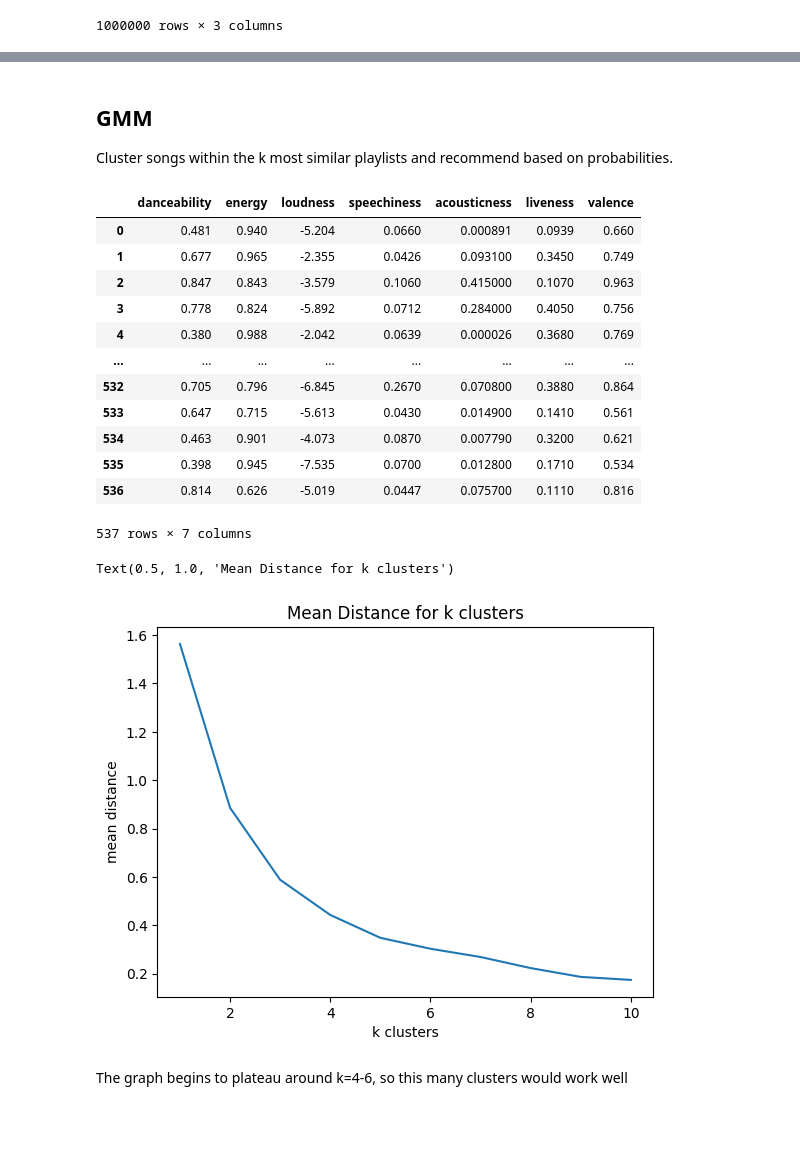
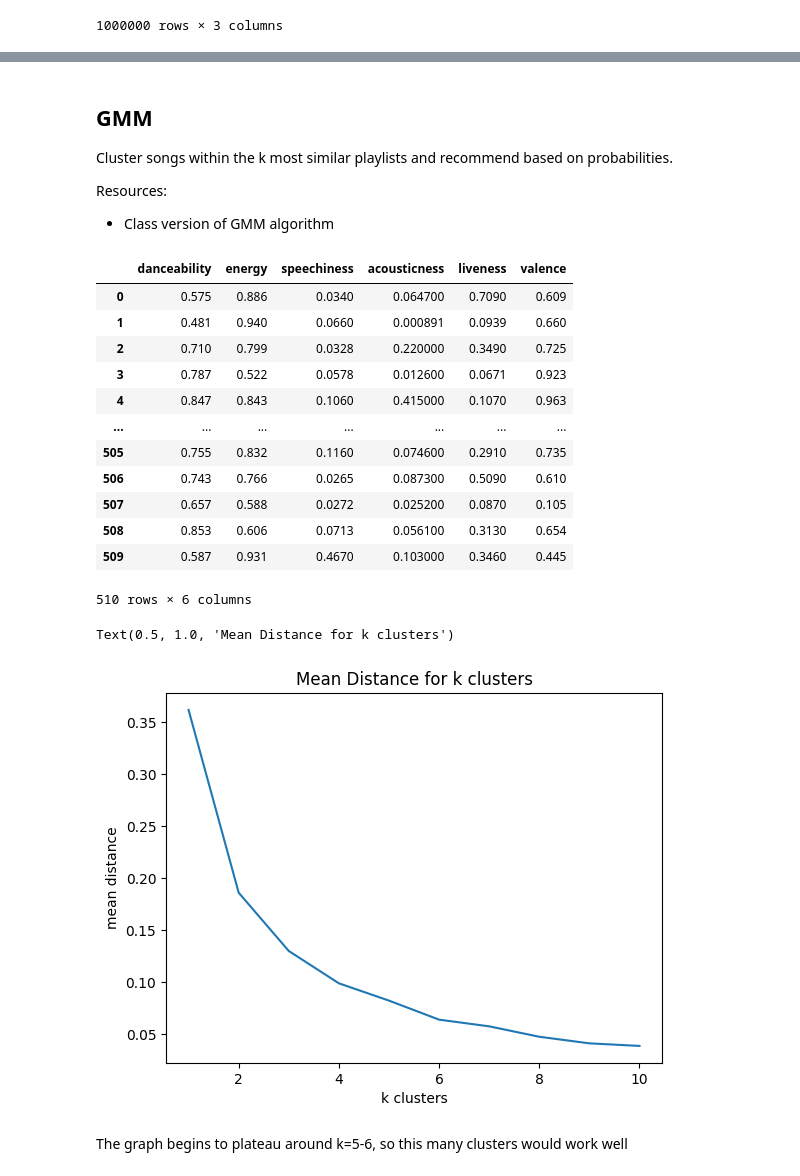
Before and after one commit to ksuoo/CSCI4022_Project, a Jupyter notebook: CSCI4022_Project_Final.ipynb, the cells around one changed output, grey strips where cells are left out. Cells and saved outputs as stored; diff of their text form; code cells hidden in the pictures; blank space fills up the shorter version.

```diff
--- a/CSCI4022_Project_Final.ipynb
+++ b/CSCI4022_Project_Final.ipynb
@@ -168,3 +282,6 @@ tb : 0.18
 ## GMM
 
 Cluster songs within the k most similar playlists and recommend based on probabilities.
+
+Resources:
+- Class version of GMM algorithm
@@ -173,39 +288,44 @@ tracks_data = pd.read_csv('./data/tracks_data.csv')
 # %%
-track_ids = set()
-for playlist_idx in similar:
-    for track in playlists[playlist_idx]['tracks']:
-        filtered = track.replace('spotify:track:', '')
-        track_ids.add(filtered)
-#track_ids
+# remove duplicates from the similar playlists and get audio features from songs in the dataset
+def process_similar(similar, idx):
+    track_ids = set()
+    for playlist_idx in similar:
+        for track in playlists[playlist_idx]['tracks']:
+            filtered = track.replace('spotify:track:', '')
+            track_ids.add(filtered)
 
-dat = tracks_data[tracks_data['id'].isin(track_ids)]
-dat.reset_index(drop=True, inplace=True)
-dat
+    dat = tracks_data[tracks_data['id'].isin(track_ids)]
+    dat.reset_index(drop=True, inplace=True)
 
-input_songs_indices = set()
-for song in playlists[idx]['tracks']:
-    filtered = song.replace('spotify:track:', '')
-    if filtered in dat.values:
-        index = dat.index[dat['id'] == filtered]
-        input_songs_indices.add(index[0])
+    # save songs in the original playlist
+    input_songs_indices = set()
+    for song in playlists[idx]['tracks']:
+        filtered = song.replace('spotify:track:', '')
+        if filtered in dat.values:
+            index = dat.index[dat['id'] == filtered]
+            input_songs_indices.add(index[0])
+
+    return dat, input_songs_indices
 # %%
-GMM_DROP = ['id', 'name', 'tempo']
+dat, input_songs_indices = process_similar(similar, idx)
+
+GMM_DROP = ['id', 'name', 'artists']
 dat1 = dat.drop(columns=GMM_DROP)
-dat1
+dat1 # all the possible audio features we could use
 # %% [output]
-|  | danceability | energy | loudness | speechiness | acousticness | liveness | valence |
-| 0 | 0.481 | 0.940 | -5.204 | 0.0660 | 0.000891 | 0.0939 | 0.660 |
-| 1 | 0.677 | 0.965 | -2.355 | 0.0426 | 0.093100 | 0.3450 | 0.749 |
-| 2 | 0.847 | 0.843 | -3.579 | 0.1060 | 0.415000 | 0.1070 | 0.963 |
-| 3 | 0.778 | 0.824 | -5.892 | 0.0712 | 0.284000 | 0.4050 | 0.756 |
-| 4 | 0.380 | 0.988 | -2.042 | 0.0639 | 0.000026 | 0.3680 | 0.769 |
-| ... | ... | ... | ... | ... | ... | ... | ... |
-| 532 | 0.705 | 0.796 | -6.845 | 0.2670 | 0.070800 | 0.3880 | 0.864 |
-| 533 | 0.647 | 0.715 | -5.613 | 0.0430 | 0.014900 | 0.1410 | 0.561 |
-| 534 | 0.463 | 0.901 | -4.073 | 0.0870 | 0.007790 | 0.3200 | 0.621 |
-| 535 | 0.398 | 0.945 | -7.535 | 0.0700 | 0.012800 | 0.1710 | 0.534 |
-| 536 | 0.814 | 0.626 | -5.019 | 0.0447 | 0.075700 | 0.1110 | 0.816 |
+|  | danceability | energy | speechiness | acousticness | liveness | valence |
+| 0 | 0.575 | 0.886 | 0.0340 | 0.064700 | 0.7090 | 0.609 |
+| 1 | 0.481 | 0.940 | 0.0660 | 0.000891 | 0.0939 | 0.660 |
+| 2 | 0.710 | 0.799 | 0.0328 | 0.220000 | 0.3490 | 0.725 |
+| 3 | 0.787 | 0.522 | 0.0578 | 0.012600 | 0.0671 | 0.923 |
+| 4 | 0.847 | 0.843 | 0.1060 | 0.415000 | 0.1070 | 0.963 |
+| ... | ... | ... | ... | ... | ... | ... |
+| 505 | 0.755 | 0.832 | 0.1160 | 0.074600 | 0.2910 | 0.735 |
+| 506 | 0.743 | 0.766 | 0.0265 | 0.087300 | 0.5090 | 0.610 |
+| 507 | 0.657 | 0.588 | 0.0272 | 0.025200 | 0.0870 | 0.105 |
+| 508 | 0.853 | 0.606 | 0.0713 | 0.056100 | 0.3130 | 0.654 |
+| 509 | 0.587 | 0.931 | 0.4670 | 0.103000 | 0.3460 | 0.445 |
-537 rows × 7 columns
+510 rows × 6 columns
 # %%
 def GMM(dat, k, dimension):
 
@@ -311,17 +430,17 @@ def GMM(dat, k, dimension):
 # %%
 ks = [1,2,3,4,5,6,7,8,9,10]
 mean_distances = []
 
 for k in ks:
-    p_class_given_data, means, covars, p_class, mean_dist = GMM(dat1, k, 7)
+    p_class_given_data, means, covars, p_class, mean_dist = GMM(dat1, k, dat1.shape[1])
     mean_distances.append(mean_dist)
 
 plt.plot(ks, mean_distances)
 plt.xlabel('k clusters')
 plt.ylabel('mean distance')
 plt.title('Mean Distance for k clusters')
 # %% [output]
 Text(0.5, 1.0, 'Mean Distance for k clusters')
-[figure, old version]
+[figure, new version]
 # %% [markdown]
-The graph begins to plateau around k=4-6, so this many clusters would work well
+The graph begins to plateau around k=5-6, so this many clusters would work well
```
Also changed, not shown: parts of 26 cells of this notebook.
